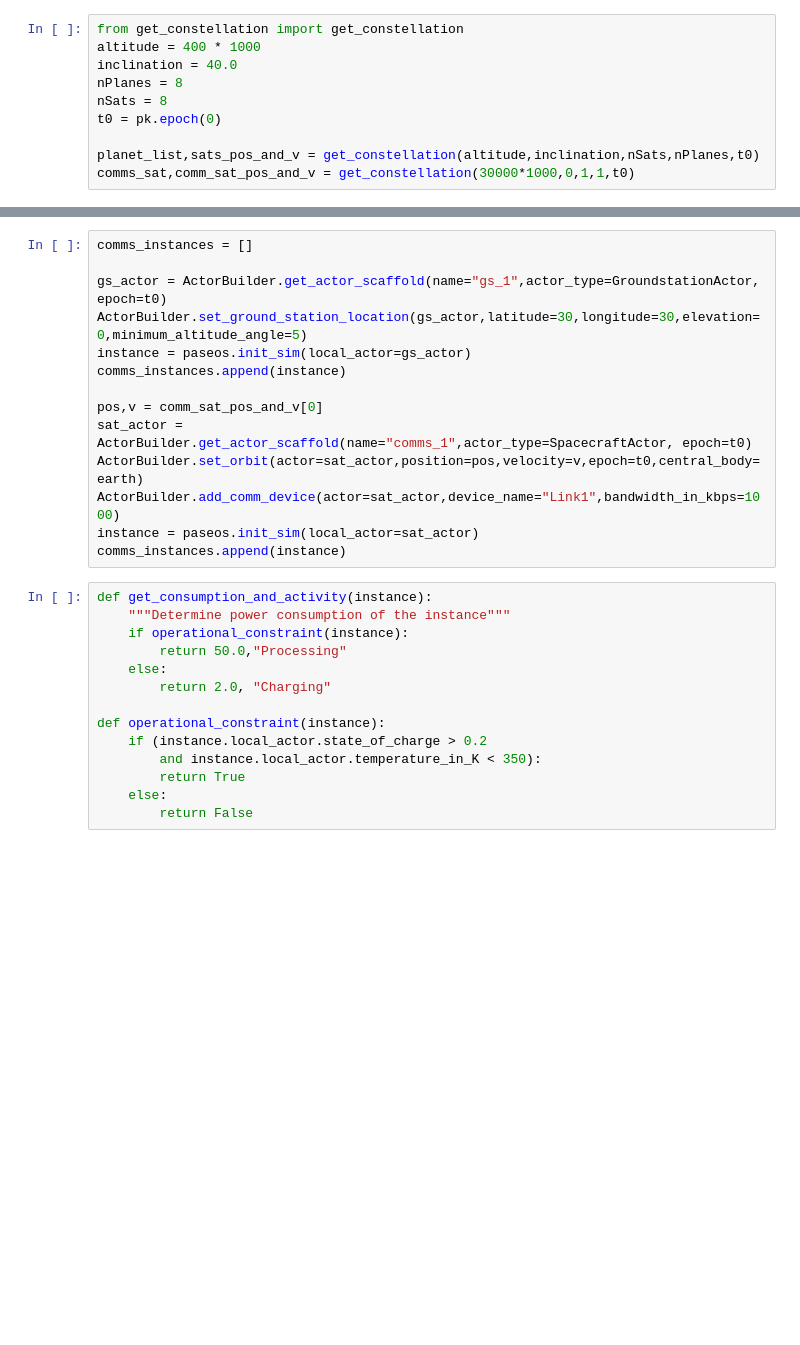
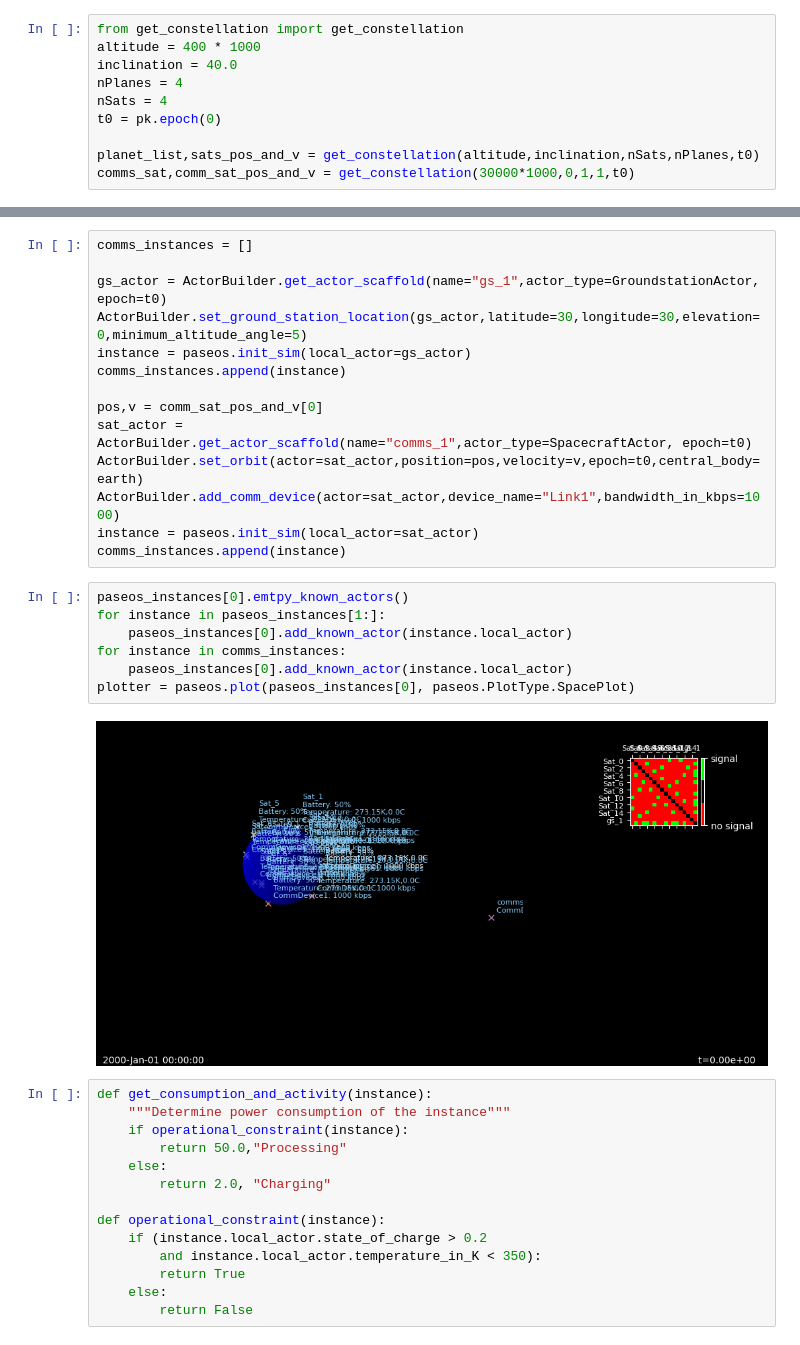
Before and after one commit to aidotse/PASEOS, a Jupyter notebook: examples/Constellation_example/constellation.ipynb, the cells around one changed output, grey strips where cells are left out. Saved outputs shown, nothing was run; the diff lists cells and outputs as text; blank space fills up the shorter version.

Commit message:
Added plot to constellation NB

```diff
--- a/examples/Constellation_example/constellation.ipynb
+++ b/examples/Constellation_example/constellation.ipynb
@@ -16,8 +19,8 @@ paseos.set_log_level("INFO")
 from get_constellation import get_constellation
 altitude = 400 * 1000
 inclination = 40.0
-nPlanes = 8
-nSats = 8
+nPlanes = 4
+nSats = 4
 t0 = pk.epoch(0)
 
 planet_list,sats_pos_and_v = get_constellation(altitude,inclination,nSats,nPlanes,t0)
@@ -68,6 +79,15 @@ ActorBuilder.set_orbit(actor=sat_actor,position=pos,velocity=v,epoch=t0,central_
 ActorBuilder.add_comm_device(actor=sat_actor,device_name="Link1",bandwidth_in_kbps=1000)
 instance = paseos.init_sim(local_actor=sat_actor)
 comms_instances.append(instance)
+# %%
+paseos_instances[0].emtpy_known_actors()
+for instance in paseos_instances[1:]:
+    paseos_instances[0].add_known_actor(instance.local_actor)
+for instance in comms_instances:
+    paseos_instances[0].add_known_actor(instance.local_actor)
+plotter = paseos.plot(paseos_instances[0], paseos.PlotType.SpacePlot)
+# %% [output]
+[figure, added]
 # %%
 def get_consumption_and_activity(instance):
     """Determine power consumption of the instance"""
```
Also changed, not shown: parts of 3 cells of this notebook.
